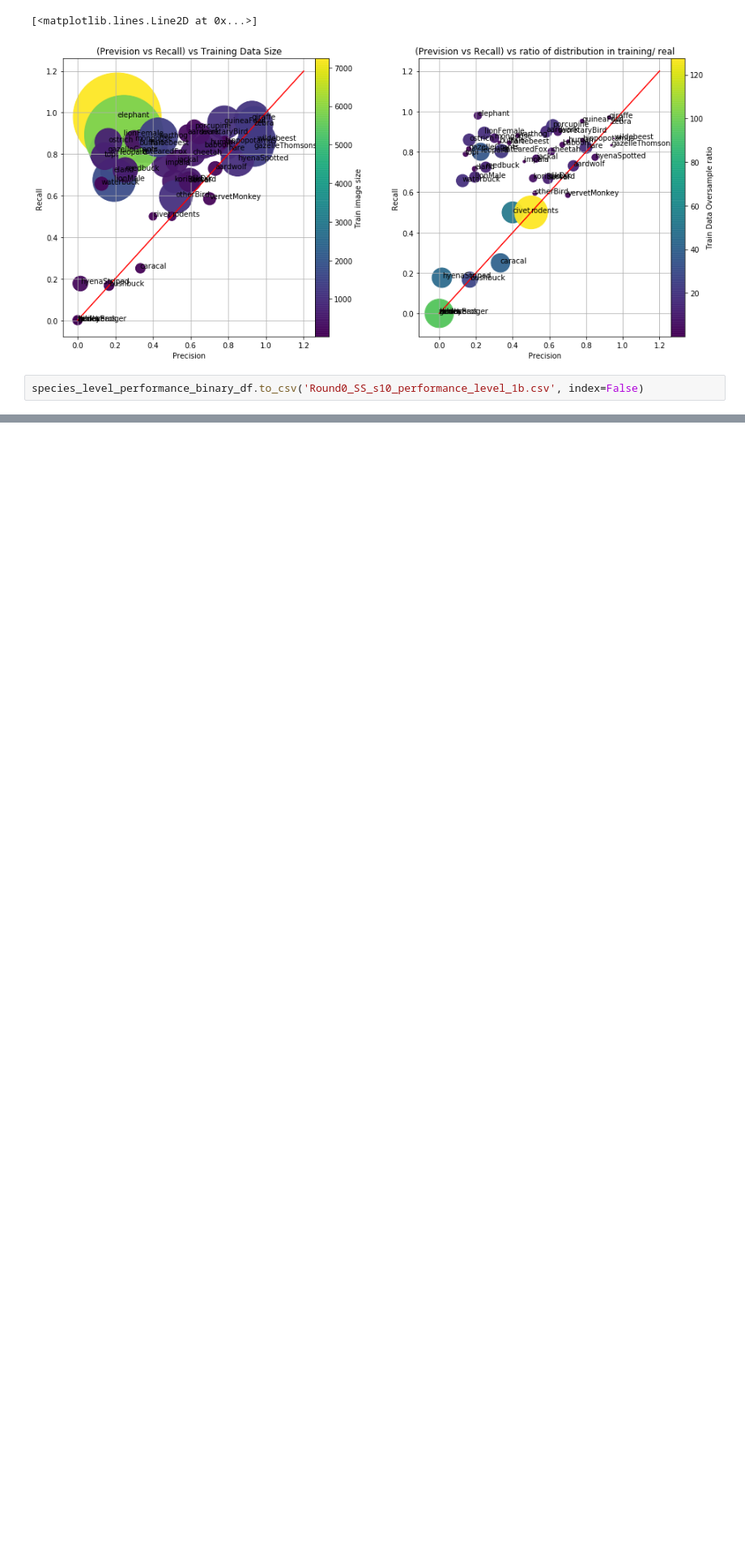
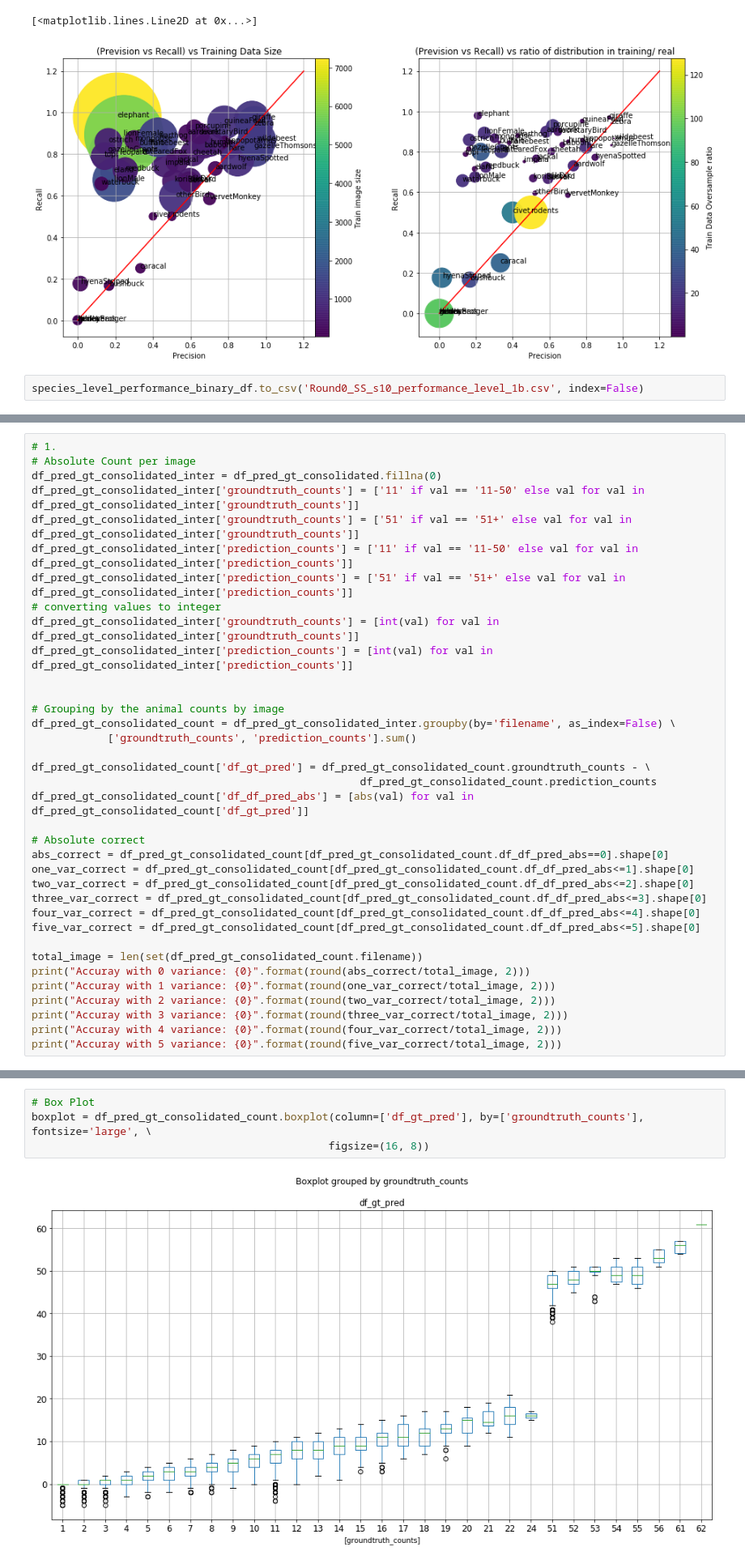
Before and after one commit to Manish-rai21bit/camera-trap-detection, a Jupyter notebook: EDA_and_ModelEvaluation/Evaluations_for_species_detection.ipynb, the cells around one changed output, grey strips where cells are left out. Shown at 81% size. Cells and saved outputs as stored; diff of their text form; blank space fills up the shorter version.

```diff
--- a/EDA_and_ModelEvaluation/Evaluations_for_species_detection.ipynb
+++ b/EDA_and_ModelEvaluation/Evaluations_for_species_detection.ipynb
@@ -458,0 +487,36 @@ species_level_performance_binary_df.to_csv('Round0_SS_s10_performance_level_1b.c
+# %%
+# 1.
+# Absolute Count per image
+df_pred_gt_consolidated_inter = df_pred_gt_consolidated.fillna(0)
+df_pred_gt_consolidated_inter['groundtruth_counts'] = ['11' if val == '11-50' else val for val in df_pred_gt_consolidated_inter['groundtruth_counts']]
+df_pred_gt_consolidated_inter['groundtruth_counts'] = ['51' if val == '51+' else val for val in df_pred_gt_consolidated_inter['groundtruth_counts']]
+df_pred_gt_consolidated_inter['prediction_counts'] = ['11' if val == '11-50' else val for val in df_pred_gt_consolidated_inter['prediction_counts']]
+df_pred_gt_consolidated_inter['prediction_counts'] = ['51' if val == '51+' else val for val in df_pred_gt_consolidated_inter['prediction_counts']]
+# converting values to integer
+df_pred_gt_consolidated_inter['groundtruth_counts'] = [int(val) for val in df_pred_gt_consolidated_inter['groundtruth_counts']]
+df_pred_gt_consolidated_inter['prediction_counts'] = [int(val) for val in df_pred_gt_consolidated_inter['prediction_counts']]
+
+
+# Grouping by the animal counts by image
+df_pred_gt_consolidated_count = df_pred_gt_consolidated_inter.groupby(by='filename', as_index=False) \
+            ['groundtruth_counts', 'prediction_counts'].sum()
+
+df_pred_gt_consolidated_count['df_gt_pred'] = df_pred_gt_consolidated_count.groundtruth_counts - \
+                                                    df_pred_gt_consolidated_count.prediction_counts
+df_pred_gt_consolidated_count['df_df_pred_abs'] = [abs(val) for val in df_pred_gt_consolidated_count['df_gt_pred']]
+
+# Absolute correct
+abs_correct = df_pred_gt_consolidated_count[df_pred_gt_consolidated_count.df_df_pred_abs==0].shape[0]
+one_var_correct = df_pred_gt_consolidated_count[df_pred_gt_consolidated_count.df_df_pred_abs<=1].shape[0]
+two_var_correct = df_pred_gt_consolidated_count[df_pred_gt_consolidated_count.df_df_pred_abs<=2].shape[0]
+three_var_correct = df_pred_gt_consolidated_count[df_pred_gt_consolidated_count.df_df_pred_abs<=3].shape[0]
+four_var_correct = df_pred_gt_consolidated_count[df_pred_gt_consolidated_count.df_df_pred_abs<=4].shape[0]
+five_var_correct = df_pred_gt_consolidated_count[df_pred_gt_consolidated_count.df_df_pred_abs<=5].shape[0]
+
+total_image = len(set(df_pred_gt_consolidated_count.filename))
+print("Accuray with 0 variance: {0}".format(round(abs_correct/total_image, 2)))
+print("Accuray with 1 variance: {0}".format(round(one_var_correct/total_image, 2)))
+print("Accuray with 2 variance: {0}".format(round(two_var_correct/total_image, 2)))
+print("Accuray with 3 variance: {0}".format(round(three_var_correct/total_image, 2)))
+print("Accuray with 4 variance: {0}".format(round(four_var_correct/total_image, 2)))
+print("Accuray with 5 variance: {0}".format(round(five_var_correct/total_image, 2)))
@@ -458,0 +530,6 @@ species_level_performance_binary_df.to_csv('Round0_SS_s10_performance_level_1b.c
+# %%
+# Box Plot
+boxplot = df_pred_gt_consolidated_count.boxplot(column=['df_gt_pred'], by=['groundtruth_counts'], fontsize='large', \
+                                               figsize=(16, 8))
+# %% [output]
+[figure, added]
```
Also changed, not shown: parts of 12 cells of this notebook.
